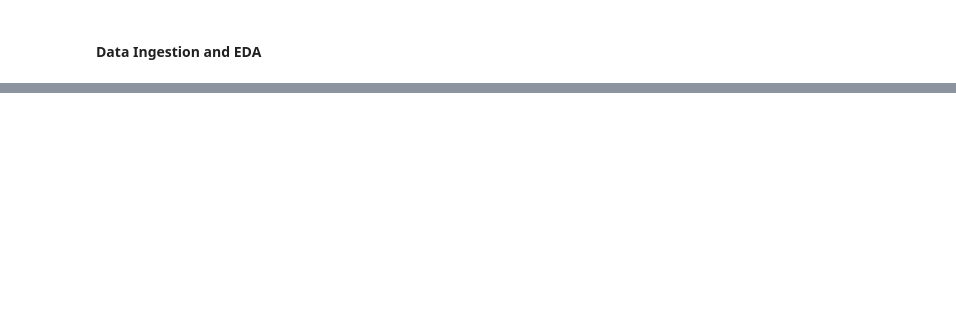
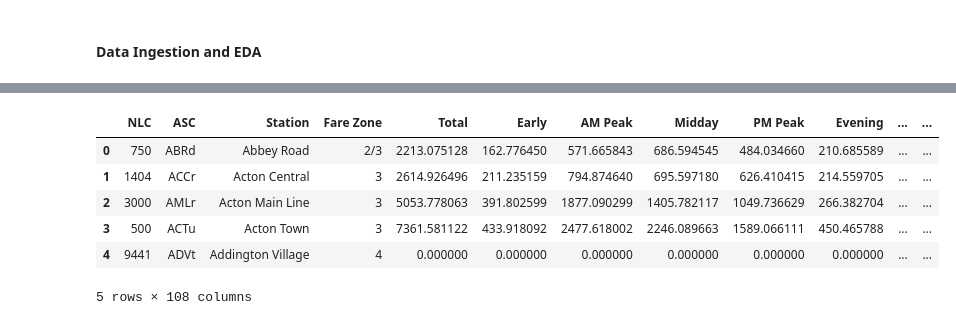
Before and after one commit to samaddmirzaa/london-transit-archetypes, a Jupyter notebook: notebooks/01_data_eda.ipynb, the cells around one changed output, grey strips where cells are left out. Saved outputs shown, nothing was run; the diff lists cells and outputs as text; code cells hidden in the pictures; blank space fills up the shorter version.

```diff
--- a/notebooks/01_data_eda.ipynb
+++ b/notebooks/01_data_eda.ipynb
@@ -14,0 +18,8 @@ processed_dir = project_root/'data'/'processed'
+# %%
+# Station Entries Data
+
+mon_entries = pd.read_excel(raw_dir/'NBT24MON_outputs.xlsx', sheet_name='Station_Entries', skiprows=2)
+twt_entries = pd.read_excel(raw_dir/'NBT24TWT_outputs.xlsx', sheet_name='Station_Entries', skiprows=2)
+fri_entries = pd.read_excel(raw_dir/'NBT24FRI_outputs.xlsx', sheet_name='Station_Entries', skiprows=2)
+sat_entries = pd.read_excel(raw_dir/'NBT24SAT_outputs.xlsx', sheet_name='Station_Entries', skiprows=2)
+sun_entries = pd.read_excel(raw_dir/'NBT24SUN_outputs.xlsx', sheet_name='Station_Entries', skiprows=2)
@@ -14,0 +34,27 @@ processed_dir = project_root/'data'/'processed'
+# %%
+# Adding Day Type Column and Concatenating
+
+mon_entries['daytype'] = 'mon'
+twt_entries['daytype'] = 'twt'
+fri_entries['daytype'] = 'fri'
+sat_entries['daytype'] = 'sat'
+sun_entries['daytype'] = 'sun'
+
+mon_exits['daytype'] = 'mon'
+twt_exits['daytype'] = 'twt'
+fri_exits['daytype'] = 'fri'
+sat_exits['daytype'] = 'sat'
+sun_exits['daytype'] = 'sun'
+
+entries = pd.concat([mon_entries, twt_entries, fri_entries, sat_entries, sun_entries], ignore_index=True)
+exits   = pd.concat([mon_exits,   twt_exits,   fri_exits,   sat_exits,   sun_exits],   ignore_index=True)
+# %%
+entries.head()
+# %% [output]
+|  | NLC | ASC | Station | Fare Zone | Total | Early | AM Peak | Midday | PM Peak | Evening | ... | ... |
+| 0 | 750 | ABRd | Abbey Road | 2/3 | 2213.075128 | 162.776450 | 571.665843 | 686.594545 | 484.034660 | 210.685589 | ... | ... |
+| 1 | 1404 | ACCr | Acton Central | 3 | 2614.926496 | 211.235159 | 794.874640 | 695.597180 | 626.410415 | 214.559705 | ... | ... |
+| 2 | 3000 | AMLr | Acton Main Line | 3 | 5053.778063 | 391.802599 | 1877.090299 | 1405.782117 | 1049.736629 | 266.382704 | ... | ... |
+| 3 | 500 | ACTu | Acton Town | 3 | 7361.581122 | 433.918092 | 2477.618002 | 2246.089663 | 1589.066111 | 450.465788 | ... | ... |
+| 4 | 9441 | ADVt | Addington Village | 4 | 0.000000 | 0.000000 | 0.000000 | 0.000000 | 0.000000 | 0.000000 | ... | ... |
+5 rows × 108 columns
```
Also changed, not shown: parts of 28 cells of this notebook, 4 other files.
